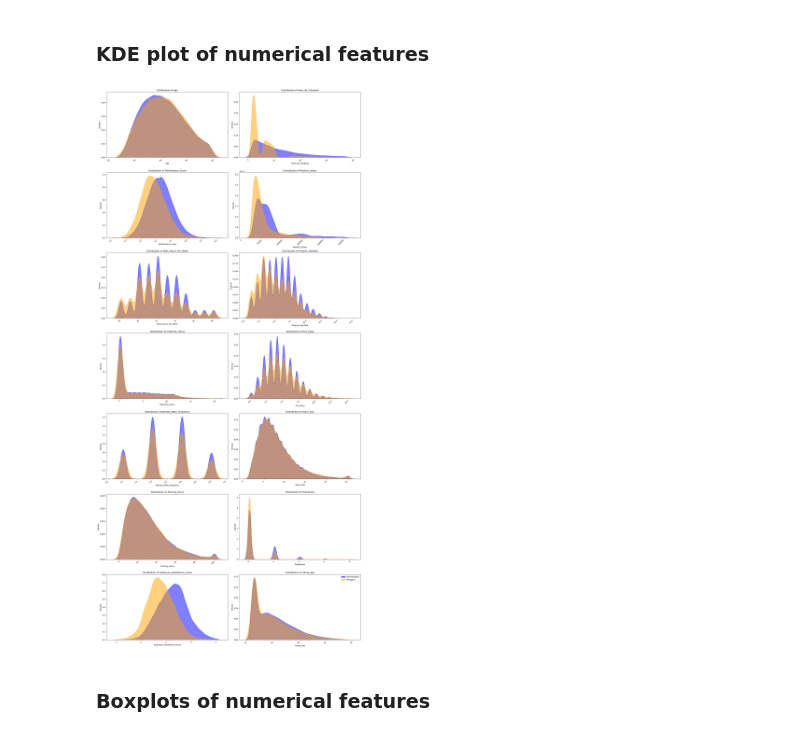
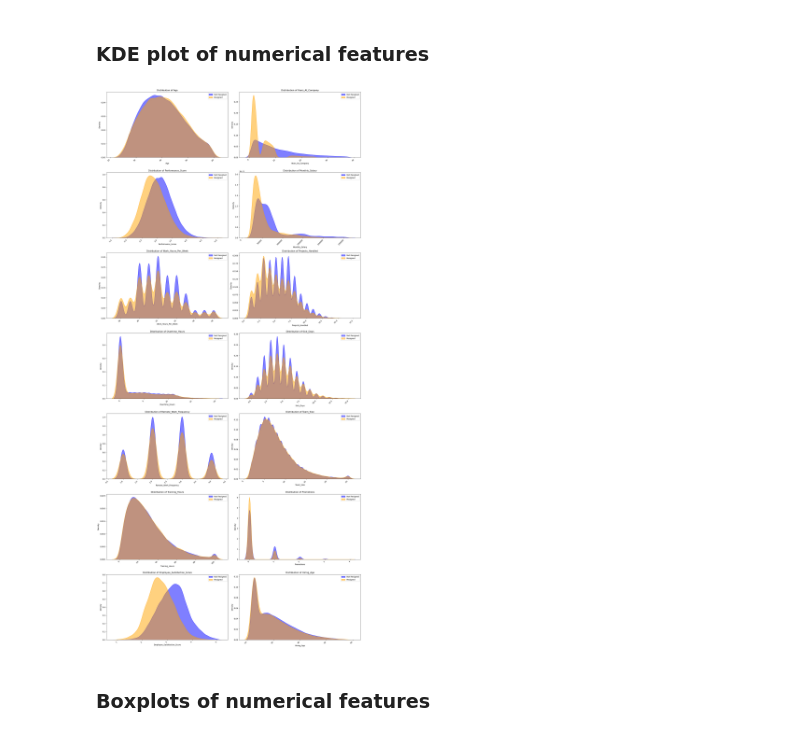
Before and after one commit to hvillapando/AgapAI, a Jupyter notebook: Code/eda.ipynb, the cells around one changed output. Cells and saved outputs as stored; diff of their text form; code cells hidden in the pictures.

```diff
--- a/Code/eda.ipynb
+++ b/Code/eda.ipynb
@@ -454,31 +454,31 @@ plt.show()
 # %%
 # Overlapping KDE plots for resigned and not resigned employees
 # Setup a 2-column layout for plots
 n_cols = 2
 n_rows = (len(numerical_cols) + n_cols - 1) // n_cols
 
 fig, axes = plt.subplots(n_rows, n_cols, figsize=(n_cols * 10, n_rows * 6))
 axes = axes.flatten()
 
 for i, col in enumerate(numerical_cols):
   ax = axes[i]
 
   # Create overlapping KDE plots for resigned and not resigned employees
   sns.kdeplot(employee_df[employee_df['Resigned'] == 0][col], ax=ax, color='blue', fill=True, alpha=0.5, label='Not Resigned')
   sns.kdeplot(employee_df[employee_df['Resigned'] == 1][col], ax=ax, color='orange', fill=True, alpha=0.5, label='Resigned')
   ax.set_title(f'Distribution of {col}')
   ax.set_xlabel(col)
   ax.set_ylabel('Density')
   plt.setp(ax.get_xticklabels(), rotation=45, ha='right')
-  plt.legend(['Not Resigned', 'Resigned'], loc='upper right')
+  ax.legend(['Not Resigned', 'Resigned'], loc='upper right')
 
 for i in range(len(numerical_cols), len(axes)):
   axes[i].axis('off')
 
 plt.tight_layout()
 plt.show()
 # %% [output]
-[figure, old version]
+[figure, new version]
 # %% [markdown]
 ### Boxplots of numerical features
 # %%
```
Also changed, not shown: parts of 2 cells of this notebook.
